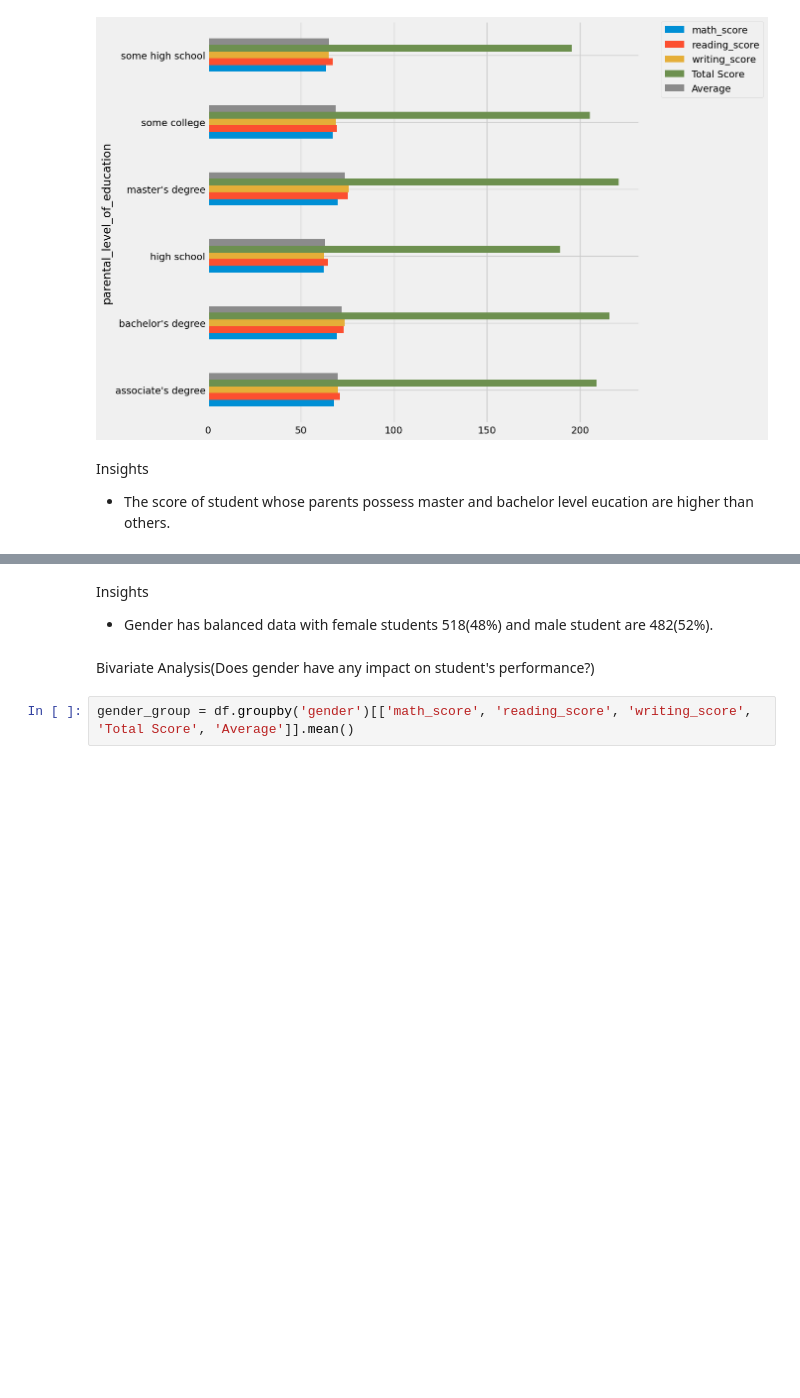
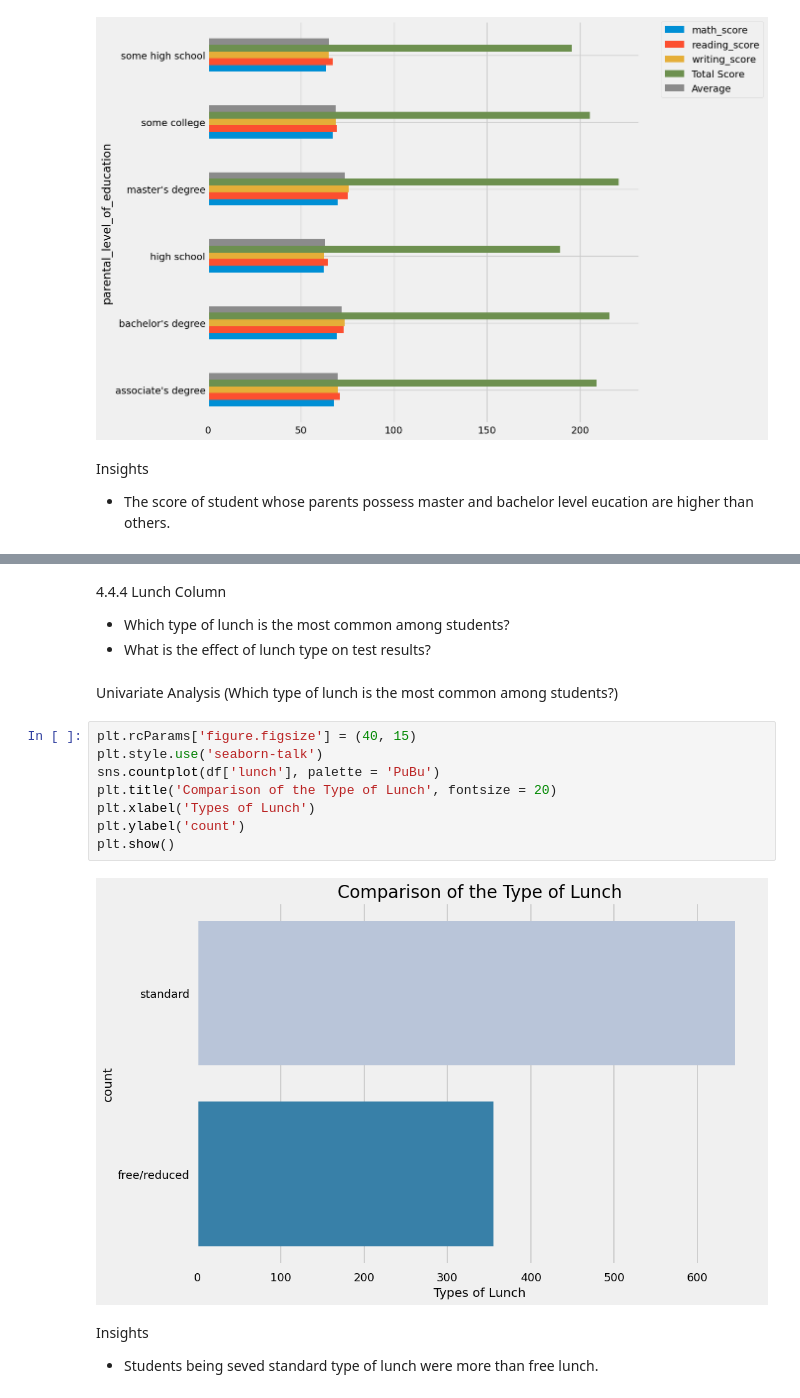
Before and after one commit to cyrolux123/ML-Project, a Jupyter notebook: notebook/EDA.ipynb, the cells around one changed output, grey strips where cells are left out. Saved outputs shown, nothing was run; the diff lists cells and outputs as text; blank space fills up the shorter version.

```diff
--- a/notebook/EDA.ipynb
+++ b/notebook/EDA.ipynb
@@ -549,7 +530,19 @@ plt.show()
-# %% [markdown]
-Insights
-- Gender has balanced data with female students 518(48%) and male student are 482(52%).
-# %% [markdown]
-Bivariate Analysis(Does gender have any impact on student's performance?)
-# %%
-gender_group = df.groupby('gender')[['math_score', 'reading_score', 'writing_score', 'Total Score', 'Average']].mean()
+# %% [markdown]
+4.4.4 Lunch Column
+- Which type of lunch is the most common among students?
+- What is the effect of lunch type on test results?
+# %% [markdown]
+Univariate Analysis (Which type of lunch is the most common among students?)
+# %%
+plt.rcParams['figure.figsize'] = (40, 15)
+plt.style.use('seaborn-talk')
+sns.countplot(df['lunch'], palette = 'PuBu')
+plt.title('Comparison of the Type of Lunch', fontsize = 20)
+plt.xlabel('Types of Lunch')
+plt.ylabel('count')
+plt.show()
+# %% [output]
+[figure, added]
+# %% [markdown]
+Insights
+- Students being seved standard type of lunch were more than free lunch.
```
Also changed, not shown: parts of 4 cells of this notebook.
